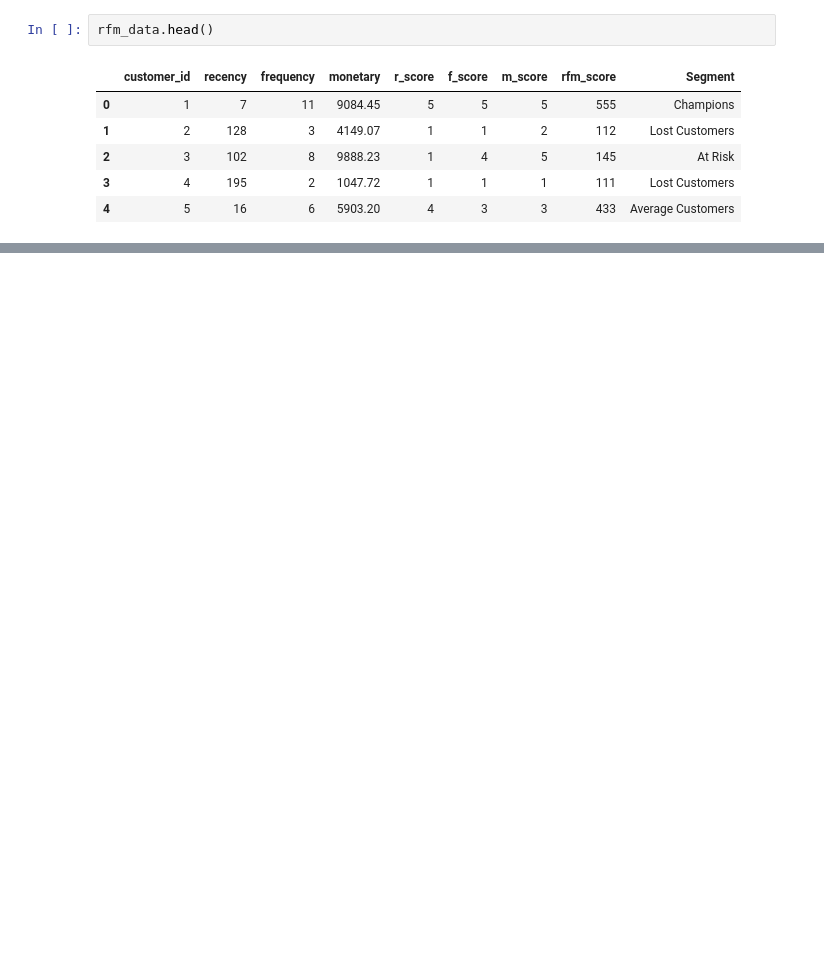
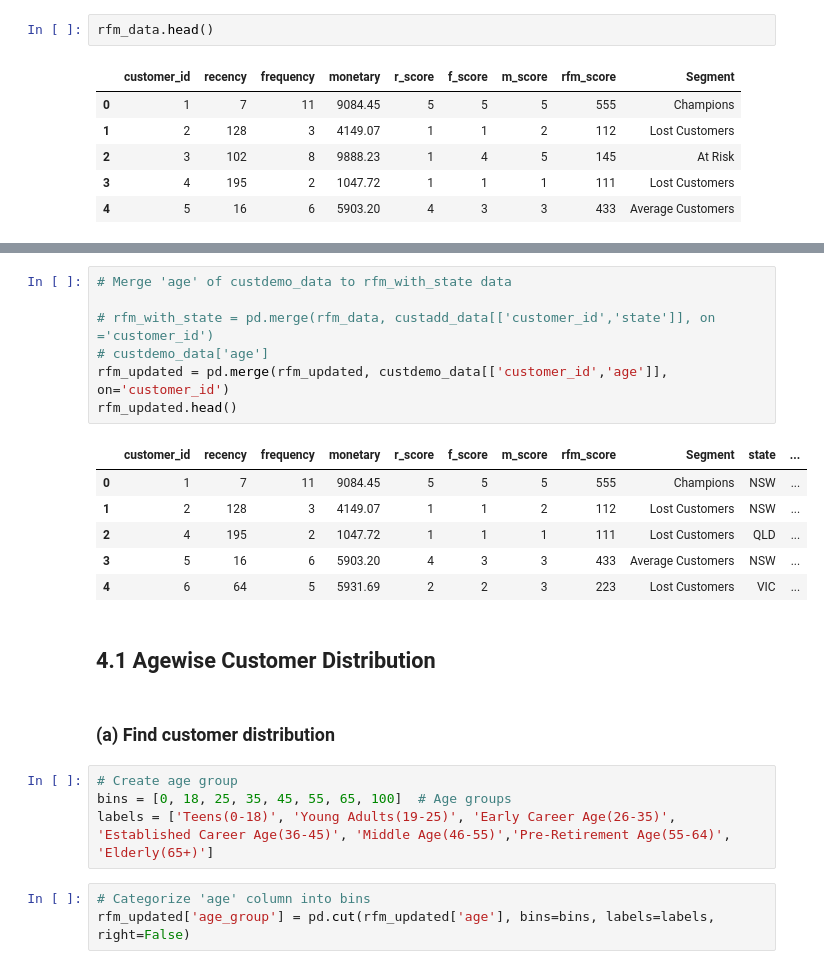
Before and after one commit to tanu-khanuja/customer_segmentation, a Jupyter notebook: notebooks/combined_data_analysis.ipynb, the cells around one changed output, grey strips where cells are left out. Drawn from its saved outputs; the diff is of its cells as text; blank space fills up the shorter version.

```diff
--- a/notebooks/combined_data_analysis.ipynb
+++ b/notebooks/combined_data_analysis.ipynb
@@ -309,0 +336,25 @@ AttributeError: 'str' object has no attribute 'get'
+# %%
+# Merge 'age' of custdemo_data to rfm_with_state data
+
+# rfm_with_state = pd.merge(rfm_data, custadd_data[['customer_id','state']], on ='customer_id')
+# custdemo_data['age']
+rfm_updated = pd.merge(rfm_updated, custdemo_data[['customer_id','age']], on='customer_id')
+rfm_updated.head()
+# %% [output]
+|  | customer_id | recency | frequency | monetary | r_score | f_score | m_score | rfm_score | Segment | state | ... |
+| 0 | 1 | 7 | 11 | 9084.45 | 5 | 5 | 5 | 555 | Champions | NSW | ... |
+| 1 | 2 | 128 | 3 | 4149.07 | 1 | 1 | 2 | 112 | Lost Customers | NSW | ... |
+| 2 | 4 | 195 | 2 | 1047.72 | 1 | 1 | 1 | 111 | Lost Customers | QLD | ... |
+| 3 | 5 | 16 | 6 | 5903.20 | 4 | 3 | 3 | 433 | Average Customers | NSW | ... |
+| 4 | 6 | 64 | 5 | 5931.69 | 2 | 2 | 3 | 223 | Lost Customers | VIC | ... |
+# %% [markdown]
+## 4.1 Agewise Customer Distribution
+# %% [markdown]
+### (a) Find customer distribution
+# %%
+# Create age group
+bins = [0, 18, 25, 35, 45, 55, 65, 100]  # Age groups
+labels = ['Teens(0-18)', 'Young Adults(19-25)', 'Early Career Age(26-35)', 'Established Career Age(36-45)', 'Middle Age(46-55)','Pre-Retirement Age(55-64)', 'Elderly(65+)']
+# %%
+# Categorize 'age' column into bins
+rfm_updated['age_group'] = pd.cut(rfm_updated['age'], bins=bins, labels=labels, right=False)
```
Also changed, not shown: parts of 40 cells of this notebook, 4 other files.
